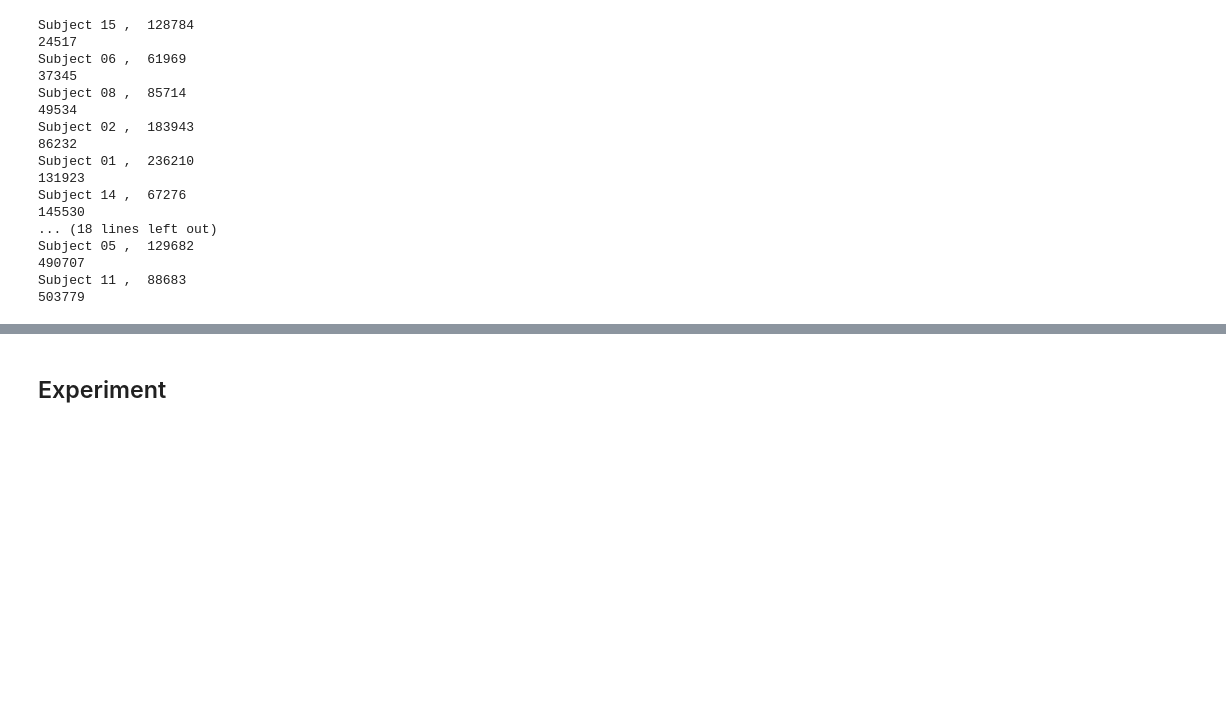
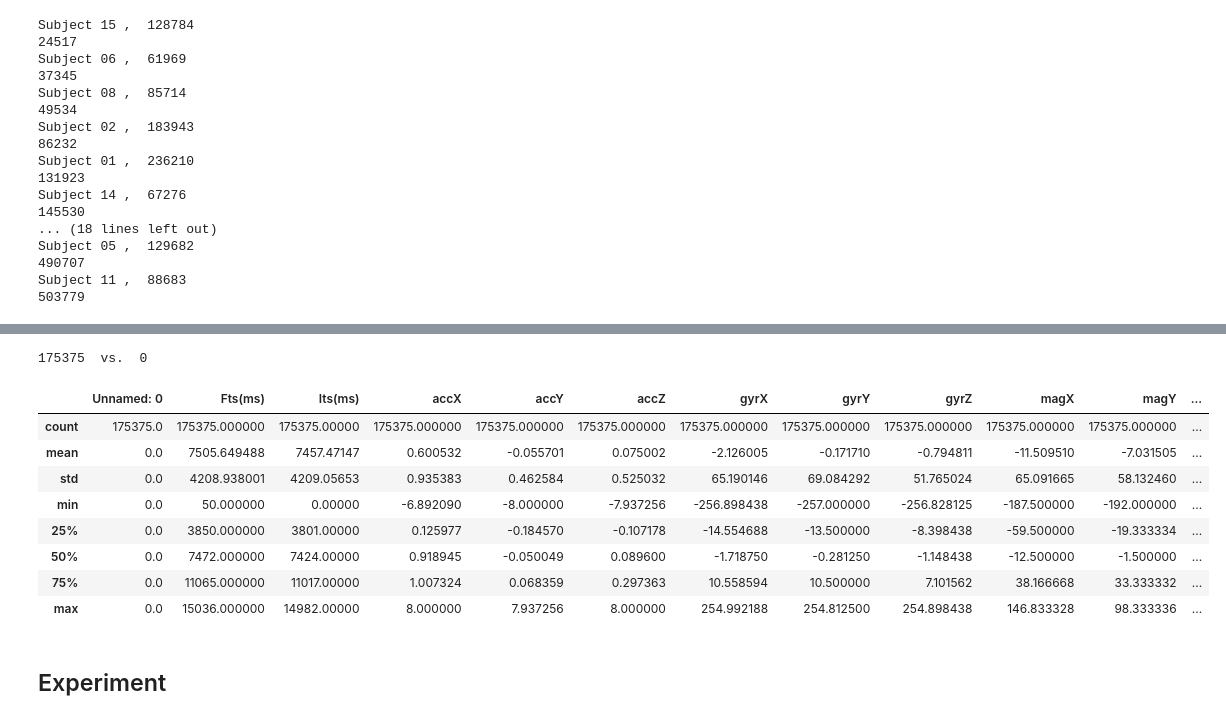
Before and after one commit to pbmiguel/py-har, a Jupyter notebook: TASKS/T1/pre-processing/2016-ANSAMO/2016-ANSAMO-preprocessing-final-version.ipynb, the cells around one changed output, grey strips where cells are left out. Saved outputs shown, nothing was run; the diff lists cells and outputs as text; code cells hidden in the pictures; blank space fills up the shorter version.

```diff
--- a/TASKS/T1/pre-processing/2016-ANSAMO/2016-ANSAMO-preprocessing-final-version.ipynb
+++ b/TASKS/T1/pre-processing/2016-ANSAMO/2016-ANSAMO-preprocessing-final-version.ipynb
@@ -605,0 +656,9 @@ Subject 11 ,  88683
+# %%
+# remove lines with incomplete signal values
+incomple_lines = 0
+for index, line in all_values_2.iterrows():
+    if line['accX'] == -1 and line['gyrX'] == -1 and line['magX'] == -1:
+        incomple_lines +=1;
+print(len(all_values_2) , " vs. " , incomple_lines)
+# %% [output]
+175375  vs.  0
@@ -606,3 +667,15 @@ Subject 11 ,  88683
+# %%
+all_values_2.describe()
+# %% [output]
+|  | Unnamed: 0 | Fts(ms) | Its(ms) | accX | accY | accZ | gyrX | gyrY | gyrZ | magX | magY | ... |
+| count | 175375.0 | 175375.000000 | 175375.00000 | 175375.000000 | 175375.000000 | 175375.000000 | 175375.000000 | 175375.000000 | 175375.000000 | 175375.000000 | 175375.000000 | ... |
+| mean | 0.0 | 7505.649488 | 7457.47147 | 0.600532 | -0.055701 | 0.075002 | -2.126005 | -0.171710 | -0.794811 | -11.509510 | -7.031505 | ... |
+| std | 0.0 | 4208.938001 | 4209.05653 | 0.935383 | 0.462584 | 0.525032 | 65.190146 | 69.084292 | 51.765024 | 65.091665 | 58.132460 | ... |
+| min | 0.0 | 50.000000 | 0.00000 | -6.892090 | -8.000000 | -7.937256 | -256.898438 | -257.000000 | -256.828125 | -187.500000 | -192.000000 | ... |
+| 25% | 0.0 | 3850.000000 | 3801.00000 | 0.125977 | -0.184570 | -0.107178 | -14.554688 | -13.500000 | -8.398438 | -59.500000 | -19.333334 | ... |
+| 50% | 0.0 | 7472.000000 | 7424.00000 | 0.918945 | -0.050049 | 0.089600 | -1.718750 | -0.281250 | -1.148438 | -12.500000 | -1.500000 | ... |
+| 75% | 0.0 | 11065.000000 | 11017.00000 | 1.007324 | 0.068359 | 0.297363 | 10.558594 | 10.500000 | 7.101562 | 38.166668 | 33.333332 | ... |
+| max | 0.0 | 15036.000000 | 14982.00000 | 8.000000 | 7.937256 | 8.000000 | 254.992188 | 254.812500 | 254.898438 | 146.833328 | 98.333336 | ... |
 # %% [markdown]
 ## Experiment
 # %%
```
Also changed, not shown: parts of 21 cells of this notebook, 2 other files.
